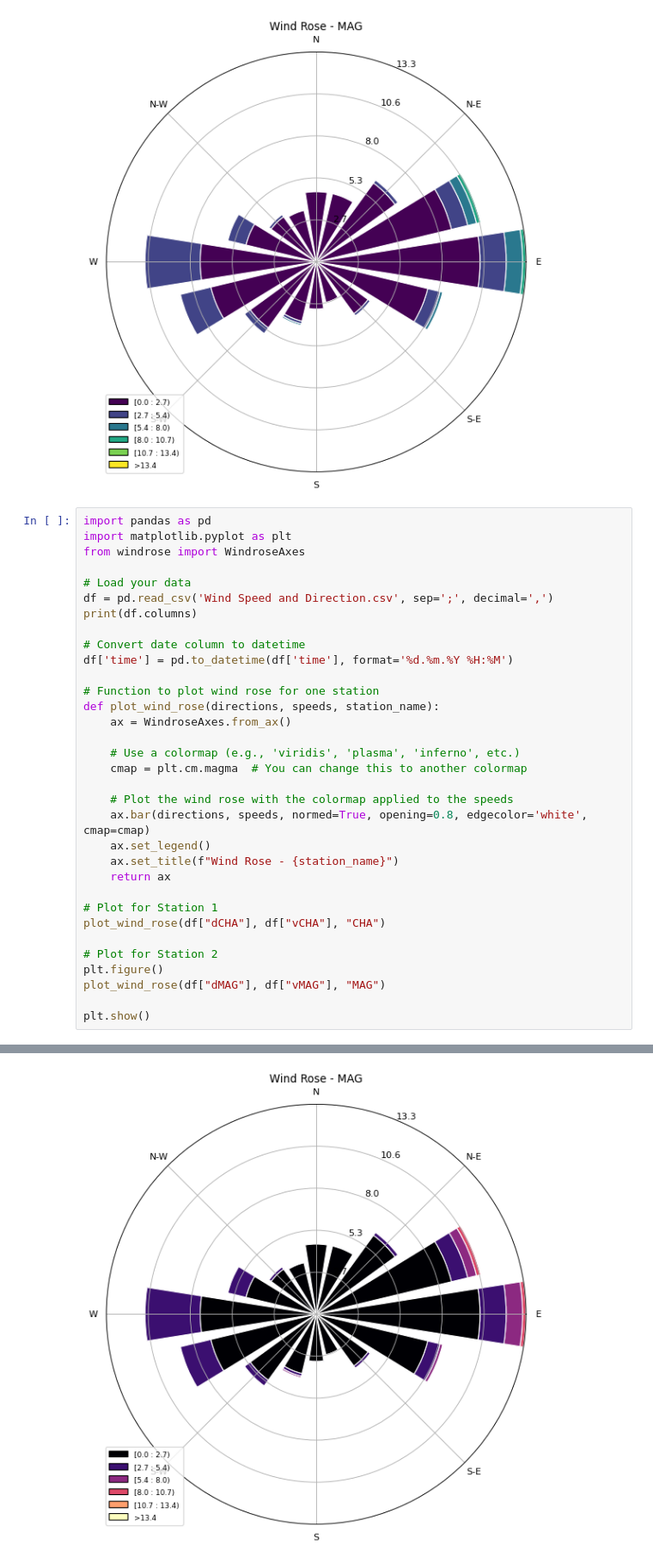
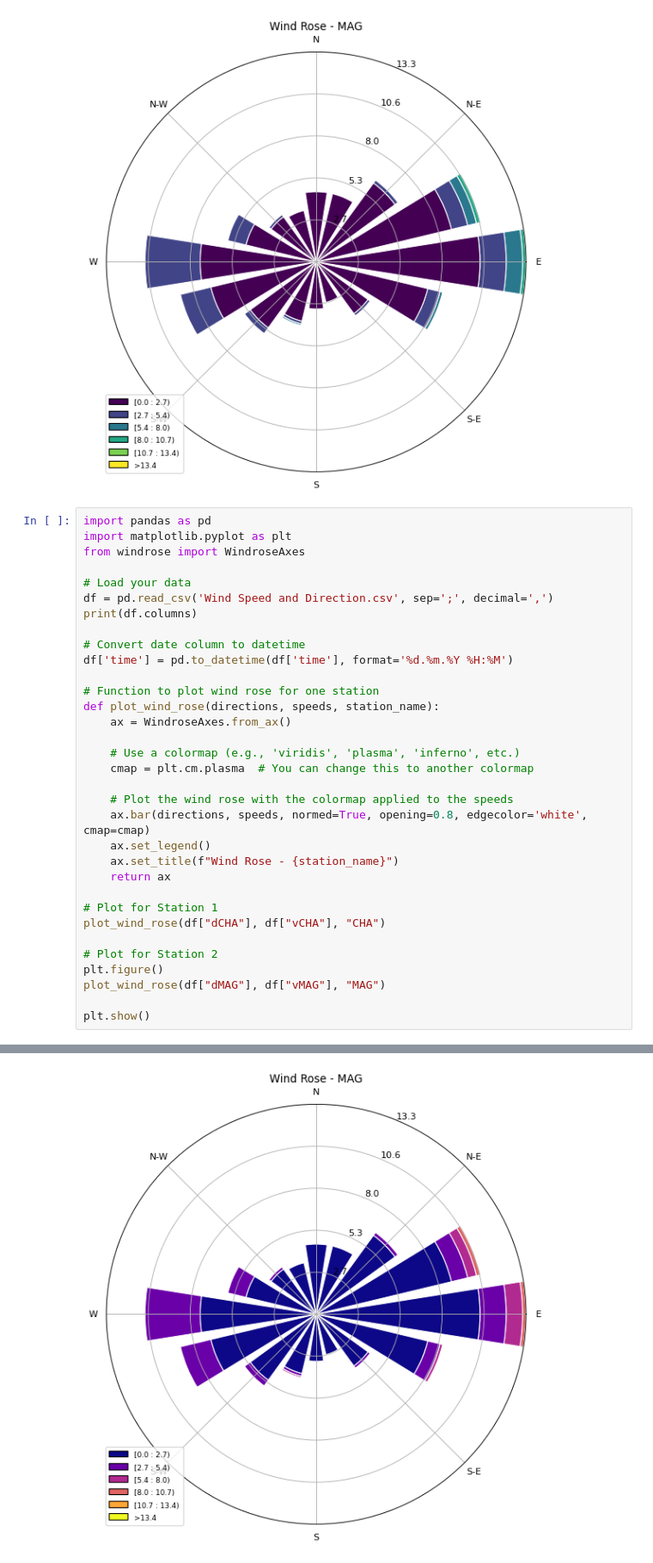
Before and after one commit to alexhvrl/PROJET-AIR-POLLUTION, a Jupyter notebook: QU4/Question4.ipynb, the cells around one changed output, grey strips where cells are left out. Shown at 86% size. Saved outputs shown, nothing was run; the diff lists cells and outputs as text.

```diff
--- a/QU4/Question4.ipynb
+++ b/QU4/Question4.ipynb
@@ -48,7 +48,7 @@ def plot_wind_rose(directions, speeds, station_name):
     ax = WindroseAxes.from_ax()
 
     # Use a colormap (e.g., 'viridis', 'plasma', 'inferno', etc.)
-    cmap = plt.cm.magma  # You can change this to another colormap
+    cmap = plt.cm.plasma  # You can change this to another colormap
 
     # Plot the wind rose with the colormap applied to the speeds
     ax.bar(directions, speeds, normed=True, opening=0.8, edgecolor='white', cmap=cmap)
@@ -70,2 +70,2 @@ Index(['time', 'dCHA', 'dMAG', 'vCHA', 'vMAG'], dtype='object')
 <Figure size 640x480 with 0 Axes>
-[figure, old version]
+[figure, new version]
```
Also changed, not shown: parts of 1 cell of this notebook.
